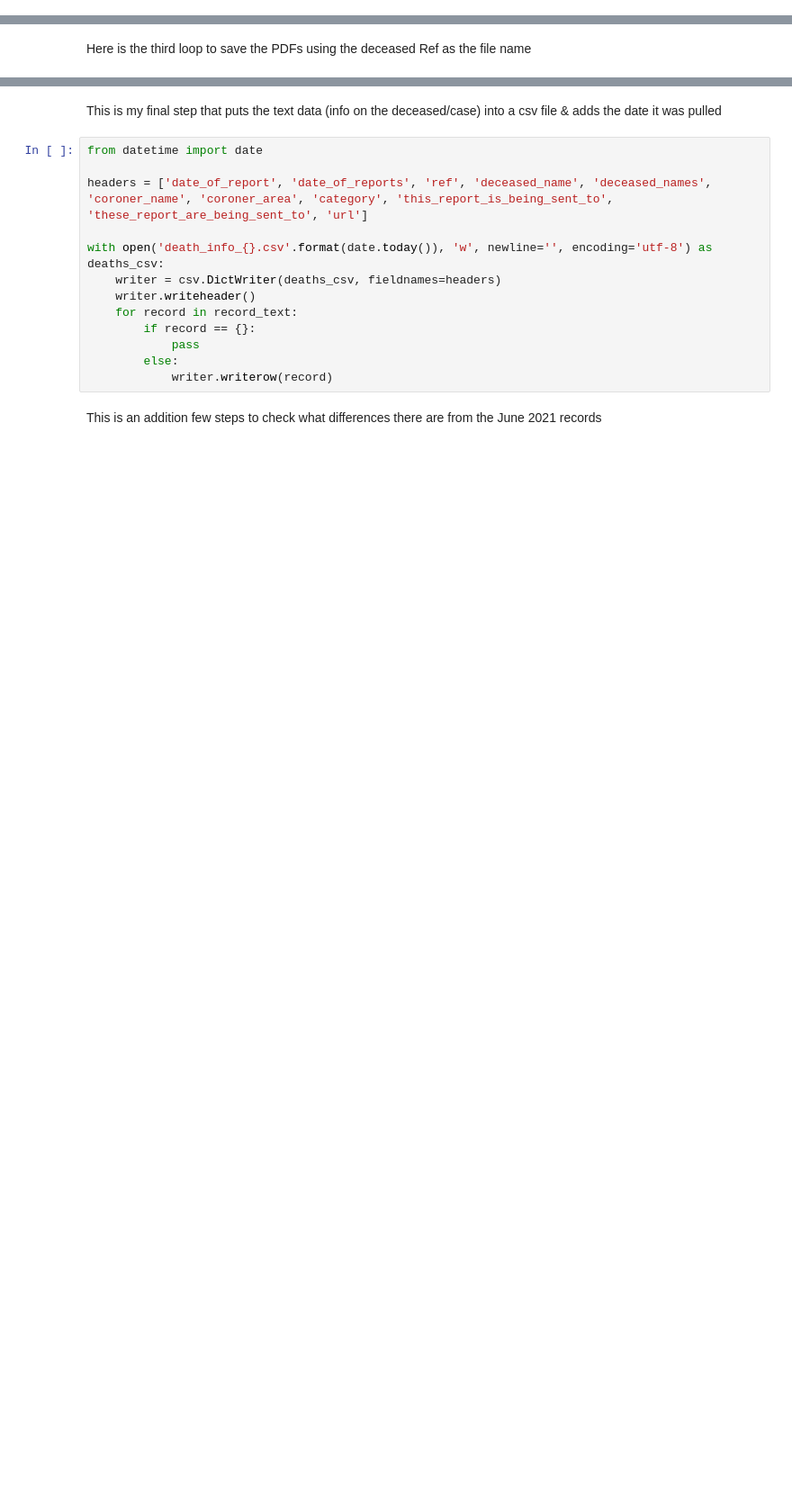
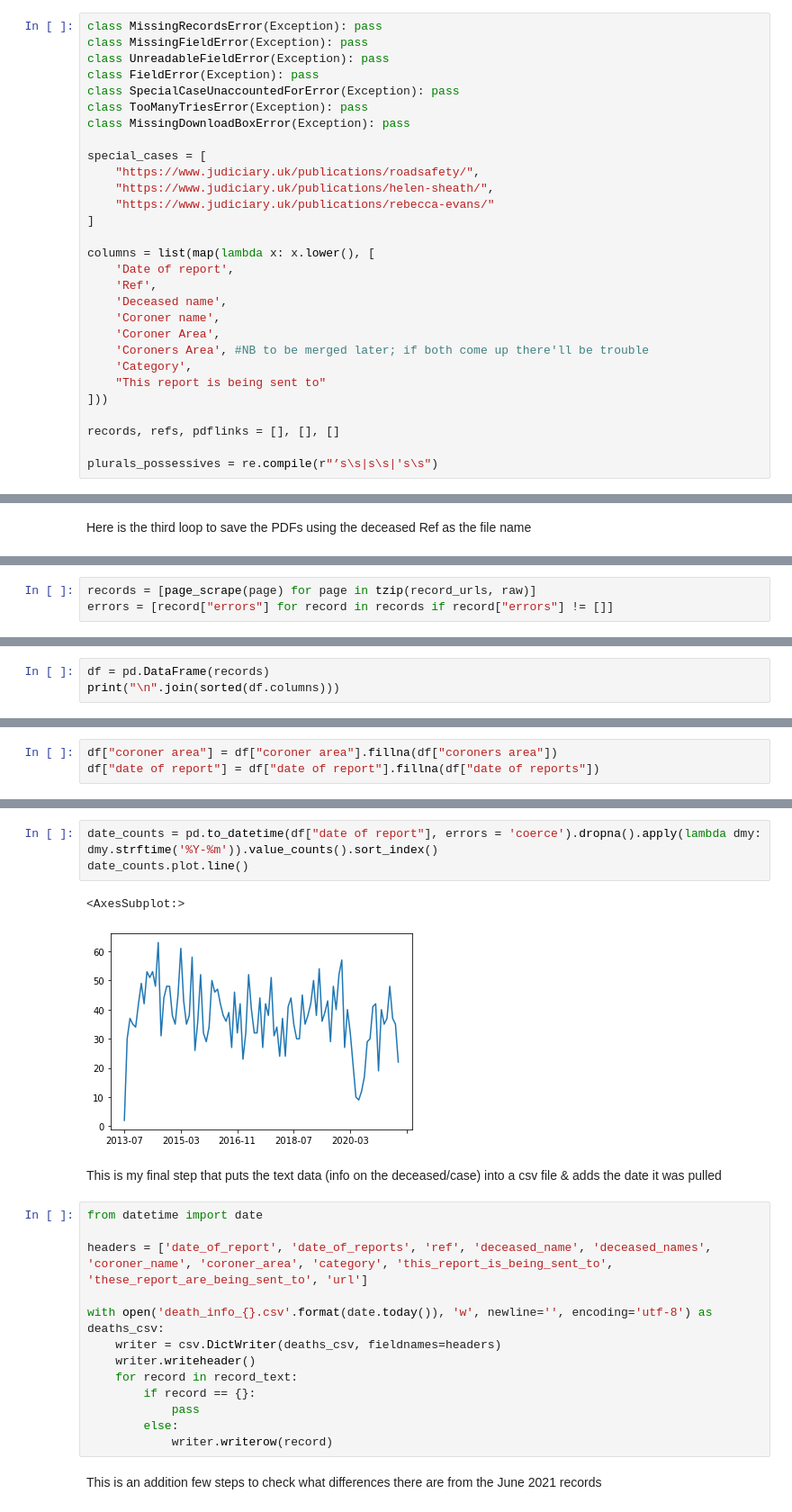
Before and after one commit to georgiarichards/georgiarichards.github.io, a Jupyter notebook: data/Web_scraper_PFDs.ipynb, the cells around one changed output, grey strips where cells are left out. Shown at 90% size. Drawn from its saved outputs; the diff is of its cells as text; blank space fills up the shorter version.

Commit message:
Rewrote scraper logic to be clearer, parallelised most scraping operations, and included some preliminary pandas plots.

```diff
--- a/data/Web_scraper_PFDs.ipynb
+++ b/data/Web_scraper_PFDs.ipynb
@@ -223,0 +88,29 @@ https://www.judiciary.uk/publications/commhealthcareemergencyservices/ produced
+# %%
+class MissingRecordsError(Exception): pass
+class MissingFieldError(Exception): pass
+class UnreadableFieldError(Exception): pass
+class FieldError(Exception): pass
+class SpecialCaseUnaccountedForError(Exception): pass
+class TooManyTriesError(Exception): pass
+class MissingDownloadBoxError(Exception): pass
+
+special_cases = [
+    "https://www.judiciary.uk/publications/roadsafety/",
+    "https://www.judiciary.uk/publications/helen-sheath/",
+    "https://www.judiciary.uk/publications/rebecca-evans/"
+]
+
+columns = list(map(lambda x: x.lower(), [
+    'Date of report',
+    'Ref',
+    'Deceased name',
+    'Coroner name',
+    'Coroner Area',
+    'Coroners Area', #NB to be merged later; if both come up there'll be trouble
+    'Category',
+    "This report is being sent to"
+]))
+
+records, refs, pdflinks = [], [], []
+
+plurals_possessives = re.compile(r"’s\s|s\s|'s\s")
@@ -328,0 +344,3 @@ for r_t, p_u in zip(tqdm(record_text), pdf_urls):
+# %%
+records = [page_scrape(page) for page in tzip(record_urls, raw)]
+errors = [record["errors"] for record in records if record["errors"] != []]
@@ -328,0 +359,3 @@ for r_t, p_u in zip(tqdm(record_text), pdf_urls):
+# %%
+df = pd.DataFrame(records)
+print("\n".join(sorted(df.columns)))
@@ -328,0 +379,3 @@ for r_t, p_u in zip(tqdm(record_text), pdf_urls):
+# %%
+df["coroner area"] = df["coroner area"].fillna(df["coroners area"])
+df["date of report"] = df["date of report"].fillna(df["date of reports"])
@@ -329,3 +403,9 @@ for r_t, p_u in zip(tqdm(record_text), pdf_urls):
+# %%
+date_counts = pd.to_datetime(df["date of report"], errors = 'coerce').dropna().apply(lambda dmy: dmy.strftime('%Y-%m')).value_counts().sort_index()
+date_counts.plot.line()
+# %% [output]
+<AxesSubplot:>
+[figure, added]
 # %% [markdown]
 This is my final step that puts the text data (info on the deceased/case) into a csv file & adds the date it was pulled
 # %%
```
Also changed, not shown: parts of 29 cells of this notebook.
